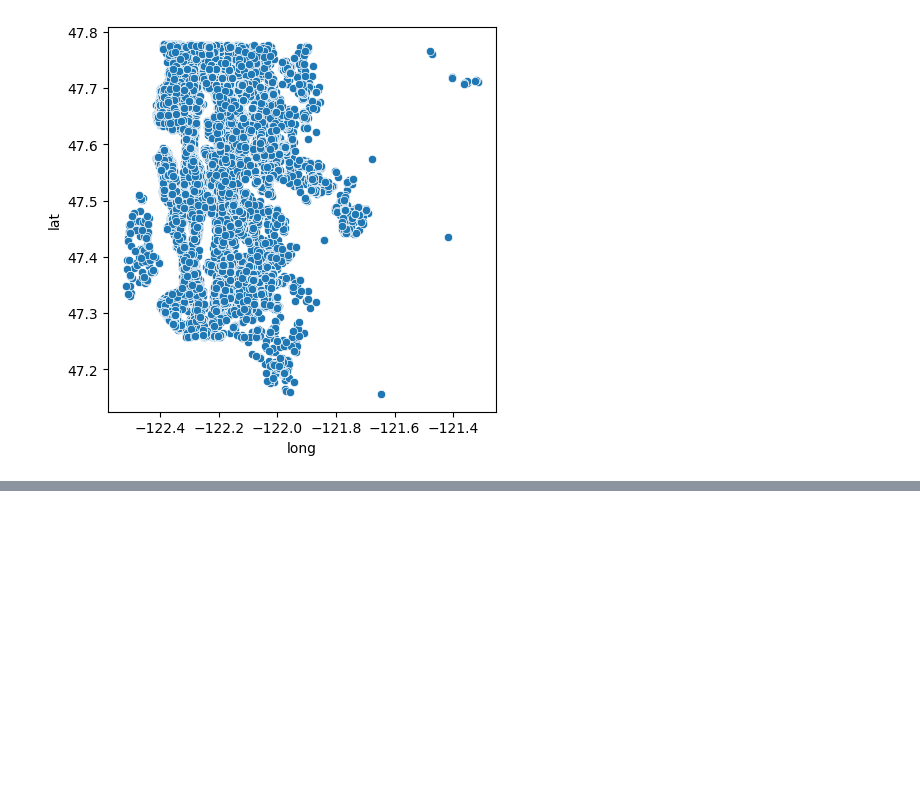
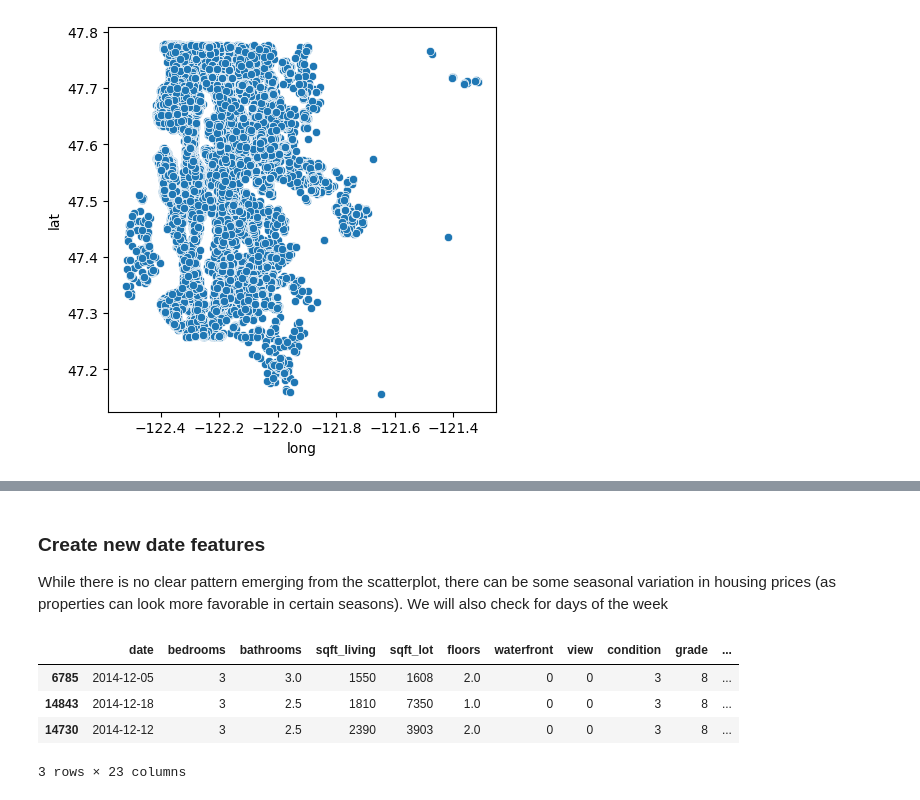
Before and after one commit to athielenhaus/Housing-Price-Prediction, a Jupyter notebook: Python Notebook/EDA.ipynb, the cells around one changed output, grey strips where cells are left out. Cells and saved outputs as stored; diff of their text form; code cells hidden in the pictures; blank space fills up the shorter version.

```diff
--- a/Python Notebook/EDA.ipynb
+++ b/Python Notebook/EDA.ipynb
@@ -125,8 +110,35 @@ plt.show()
 [figure]
+# %% [markdown]
+### Create new date features
+While there is no clear pattern emerging from the scatterplot, there can be some seasonal variation in housing prices (as properties can look more favorable in certain seasons). We will also check for days of the week
 # %%
-# create new date columns
-df['year_month'] = df['date'].dt.to_period('M')
-df['day_of_week'] = df['date'].dt.day_name()
+
+# Function to map month number to season
+def map_month_to_season(month):
+    if 3 <= month <= 5:
+        return 'spring'
+    elif 6 <= month <= 8:
+        return 'summer'
+    elif 9 <= month <= 11:
+        return 'autumn'
+    else:
+        return 'winter'
+
+def prep_data_with_date_feats():
+    df = prep_data()
+    df['month'] = df['date'].dt.month
+    df['day_of_week'] = df['date'].dt.day_of_week + 1
+    df['season'] = df['month'].apply(map_month_to_season)
+    return df
+
+df = prep_data_with_date_feats()
+df.sort_values('month', ascending=False).head(3)
+# %% [output]
+|  | date | bedrooms | bathrooms | sqft_living | sqft_lot | floors | waterfront | view | condition | grade | ... |
+| 6785 | 2014-12-05 | 3 | 3.0 | 1550 | 1608 | 2.0 | 0 | 0 | 3 | 8 | ... |
+| 14843 | 2014-12-18 | 3 | 2.5 | 1810 | 7350 | 1.0 | 0 | 0 | 3 | 8 | ... |
+| 14730 | 2014-12-12 | 3 | 2.5 | 2390 | 3903 | 2.0 | 0 | 0 | 3 | 8 | ... |
+3 rows × 23 columns
 # %%
 # get boxplots
 def get_boxplot(df, groupby_item):
```
Also changed, not shown: parts of 12 cells of this notebook.
